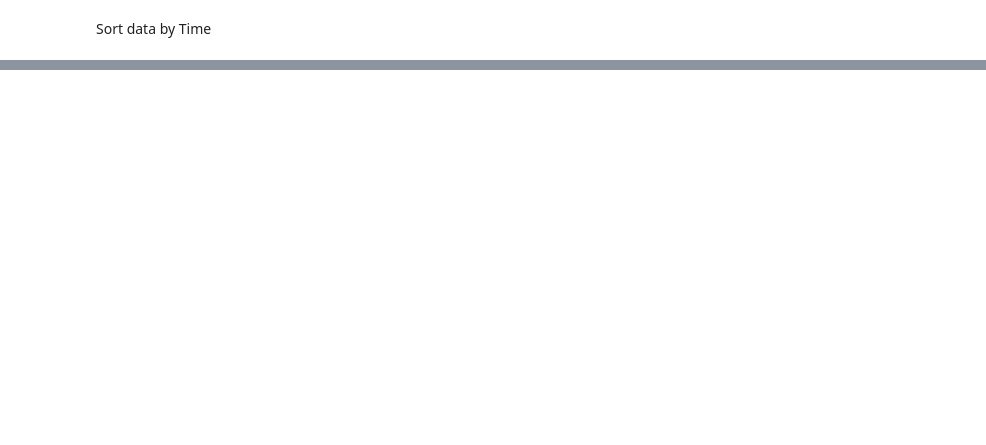
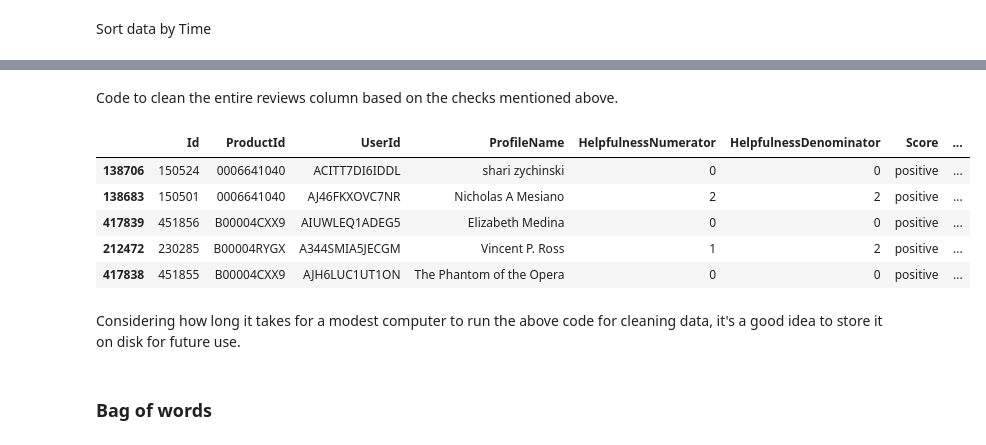
Before and after one commit to tanmay-kulkarni/dimensionality_reduction, a Jupyter notebook: t-SNE on Amazon reviews.ipynb, the cells around one changed output, grey strips where cells are left out. Drawn from its saved outputs; the diff is of its cells as text; code cells hidden in the pictures; blank space fills up the shorter version.

```diff
--- a/t-SNE on Amazon reviews.ipynb
+++ b/t-SNE on Amazon reviews.ipynb
@@ -165,0 +219,2 @@ df
+# %% [markdown]
+Code to clean the entire reviews column based on the checks mentioned above.
@@ -165,0 +261,11 @@ df
+# %%
+df.head()
+# %% [output]
+|  | Id | ProductId | UserId | ProfileName | HelpfulnessNumerator | HelpfulnessDenominator | Score | ... |
+| 138706 | 150524 | 0006641040 | ACITT7DI6IDDL | shari zychinski | 0 | 0 | positive | ... |
+| 138683 | 150501 | 0006641040 | AJ46FKXOVC7NR | Nicholas A Mesiano | 2 | 2 | positive | ... |
+| 417839 | 451856 | B00004CXX9 | AIUWLEQ1ADEG5 | Elizabeth Medina | 0 | 0 | positive | ... |
+| 212472 | 230285 | B00004RYGX | A344SMIA5JECGM | Vincent P. Ross | 1 | 2 | positive | ... |
+| 417838 | 451855 | B00004CXX9 | AJH6LUC1UT1ON | The Phantom of the Opera | 0 | 0 | positive | ... |
+# %% [markdown]
+Considering how long it takes for a modest computer to run the above code for cleaning data, it's a good idea to store it  on disk for future use.
@@ -165,0 +277,2 @@ df
+# %% [markdown]
+### Bag of words
```
Also changed, not shown: parts of 37 cells of this notebook.
